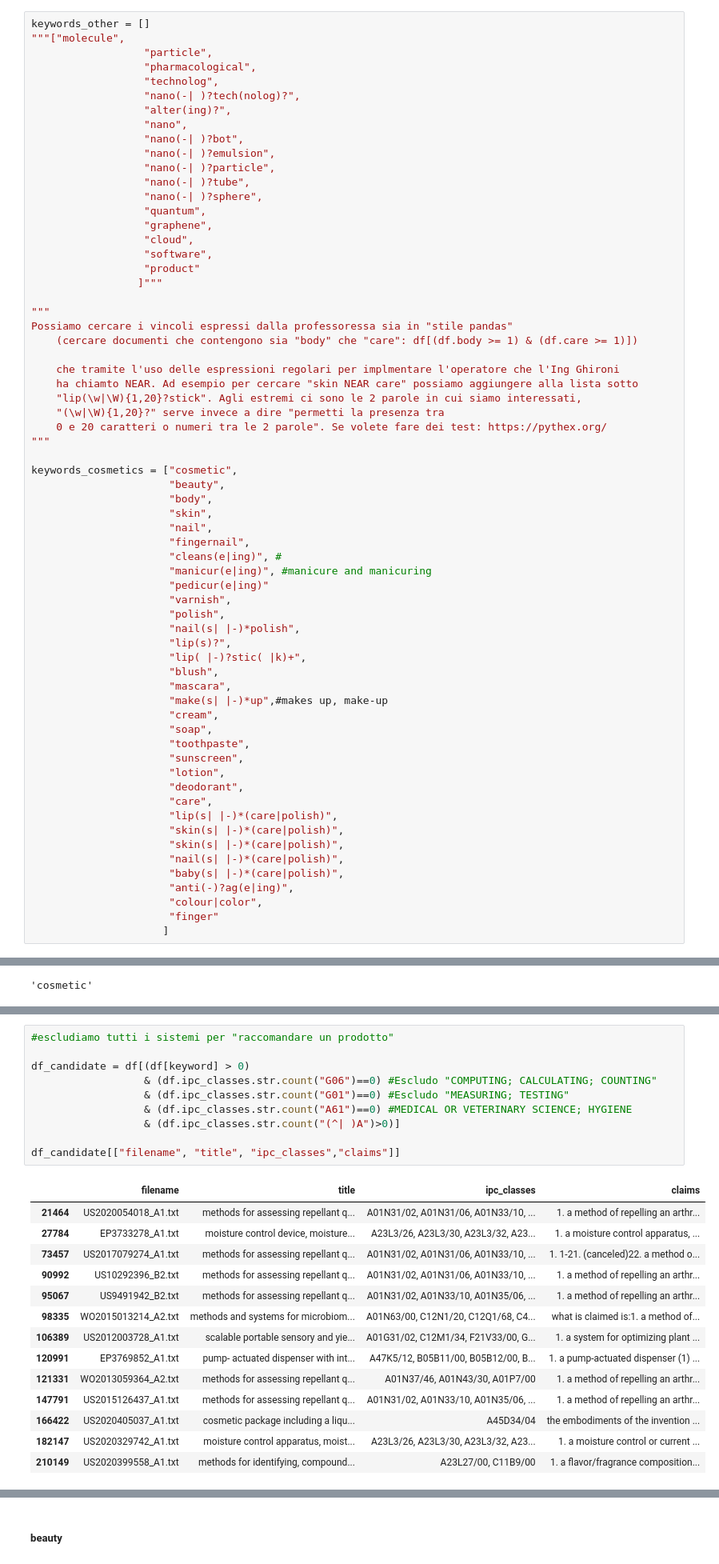
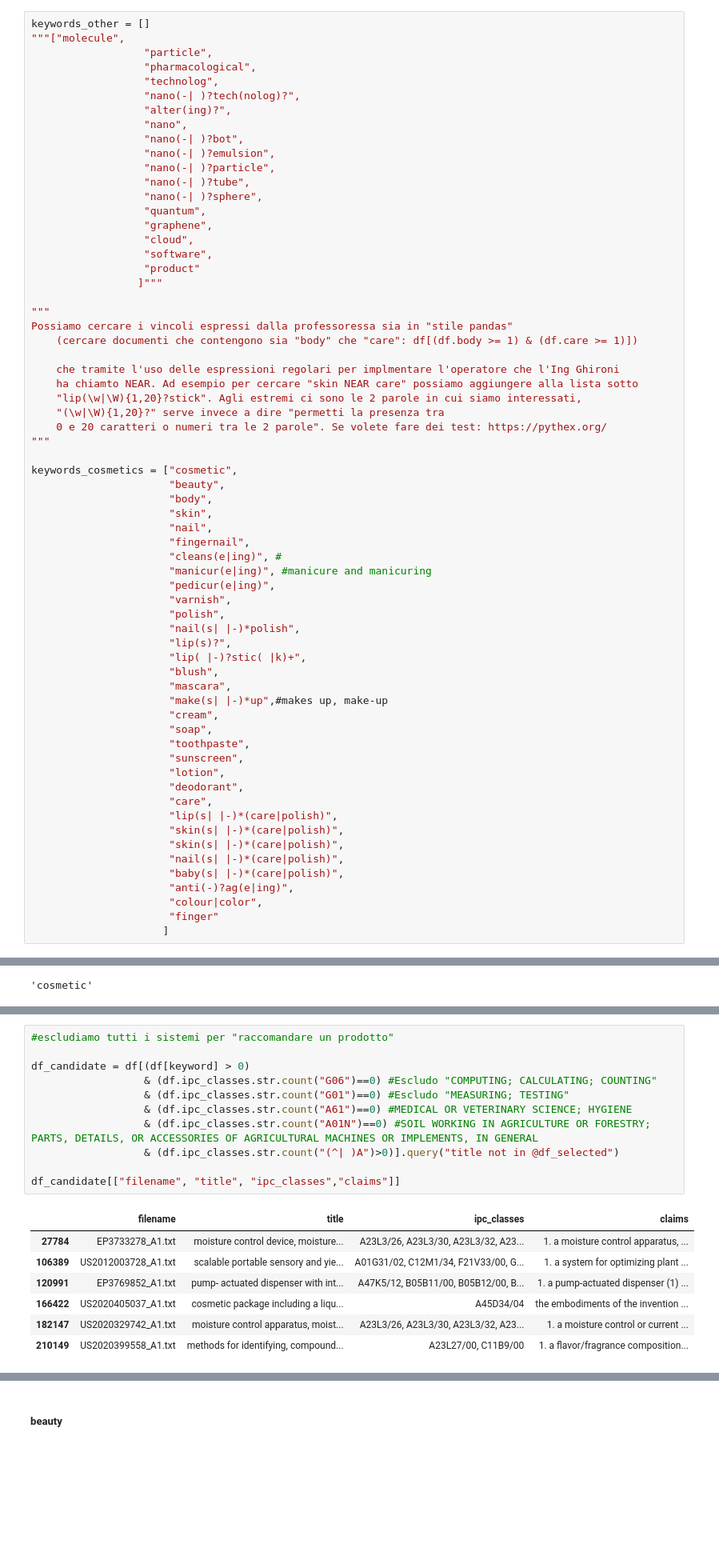
Before and after one commit to cri98li/Strategic-and-Competitive-Inteligence-project-UNIPI, a Jupyter notebook: 2a deadline/Step 5 v3.ipynb, the cells around one changed output, grey strips where cells are left out. Shown at 80% size. Saved outputs shown, nothing was run; the diff lists cells and outputs as text; blank space fills up the shorter version.

```diff
--- a/2a deadline/Step 5 v3.ipynb
+++ b/2a deadline/Step 5 v3.ipynb
@@ -76,7 +76,7 @@ keywords_cosmetics = ["cosmetic",
                       "fingernail",
                       "cleans(e|ing)", #
                       "manicur(e|ing)", #manicure and manicuring
-                      "pedicur(e|ing)"
+                      "pedicur(e|ing)",
                       "varnish",
                       "polish",
                       "nail(s| |-)*polish",
@@ -212,25 +227,19 @@ df[df[keyword] > 0][["title", "ipc_classes","abstract", "claims"]]
 # %%
 #escludiamo tutti i sistemi per "raccomandare un prodotto"
 
 df_candidate = df[(df[keyword] > 0)
                   & (df.ipc_classes.str.count("G06")==0) #Escludo "COMPUTING; CALCULATING; COUNTING"
                   & (df.ipc_classes.str.count("G01")==0) #Escludo "MEASURING; TESTING"
                   & (df.ipc_classes.str.count("A61")==0) #MEDICAL OR VETERINARY SCIENCE; HYGIENE
-                  & (df.ipc_classes.str.count("(^| )A")>0)]
+                  & (df.ipc_classes.str.count("A01N")==0) #SOIL WORKING IN AGRICULTURE OR FORESTRY; PARTS, DETAILS, OR ACCESSORIES OF AGRICULTURAL MACHINES OR IMPLEMENTS, IN GENERAL
+                  & (df.ipc_classes.str.count("(^| )A")>0)].query("title not in @df_selected")
 
 df_candidate[["filename", "title", "ipc_classes","claims"]]
 # %% [output]
 |  | filename | title | ipc_classes | claims |
-| 21464 | US2020054018_A1.txt | methods for assessing repellant q... | A01N31/02, A01N31/06, A01N33/10, ... | 1. a method of repelling an arthr... |
 | 27784 | EP3733278_A1.txt | moisture control device, moisture... | A23L3/26, A23L3/30, A23L3/32, A23... | 1. a moisture control apparatus, ... |
-| 73457 | US2017079274_A1.txt | methods for assessing repellant q... | A01N31/02, A01N31/06, A01N33/10, ... | 1. 1-21. (canceled)22. a method o... |
-| 90992 | US10292396_B2.txt | methods for assessing repellant q... | A01N31/02, A01N31/06, A01N33/10, ... | 1. a method of repelling an arthr... |
-| 95067 | US9491942_B2.txt | methods for assessing repellant q... | A01N31/02, A01N33/10, A01N35/06, ... | 1. a method of repelling an arthr... |
-| 98335 | WO2015013214_A2.txt | methods and systems for microbiom... | A01N63/00, C12N1/20, C12Q1/68, C4... | what is claimed is:1. a method of... |
 | 106389 | US2012003728_A1.txt | scalable portable sensory and yie... | A01G31/02, C12M1/34, F21V33/00, G... | 1. a system for optimizing plant ... |
 | 120991 | EP3769852_A1.txt | pump- actuated dispenser with int... | A47K5/12, B05B11/00, B05B12/00, B... | 1. a pump-actuated dispenser (1) ... |
-| 121331 | WO2013059364_A2.txt | methods for assessing repellant q... | A01N37/46, A01N43/30, A01P7/00 | 1. a method of repelling an arthr... |
-| 147791 | US2015126437_A1.txt | methods for assessing repellant q... | A01N31/02, A01N33/10, A01N35/06, ... | 1. a method of repelling an arthr... |
 | 166422 | US2020405037_A1.txt | cosmetic package including a liqu... | A45D34/04 | the embodiments of the invention ... |
 | 182147 | US2020329742_A1.txt | moisture control apparatus, moist... | A23L3/26, A23L3/30, A23L3/32, A23... | 1. a moisture control or current ... |
 | 210149 | US2020399558_A1.txt | methods for identifying, compound... | A23L27/00, C11B9/00 | 1. a flavor/fragrance composition... |
```
Also changed, not shown: parts of 21 cells of this notebook.
